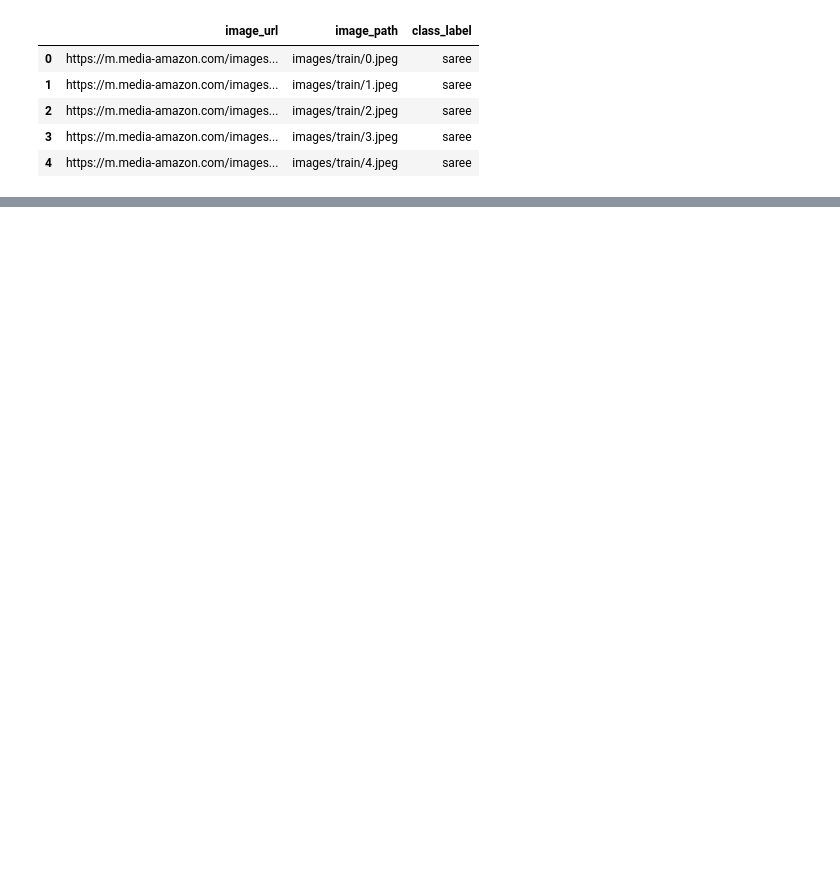
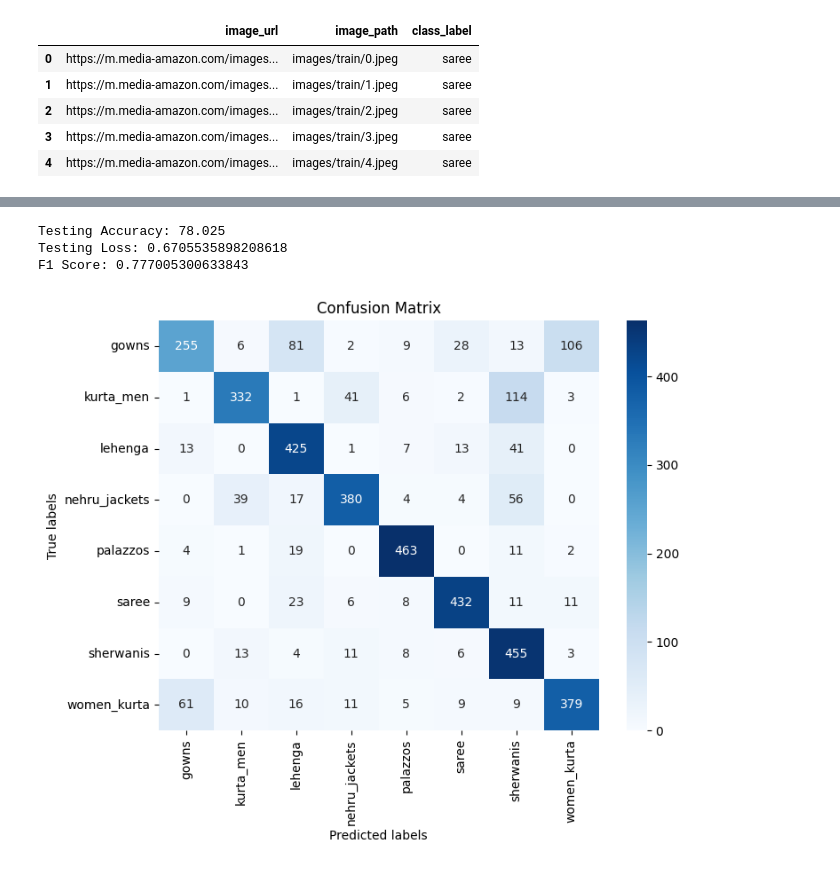
Before and after one commit to thuhinkhanna/COMP-6721-Project, a Jupyter notebook: AI_Project_Indo_Fashion_Dataset.ipynb, the cells around one changed output, grey strips where cells are left out. Saved outputs shown, nothing was run; the diff lists cells and outputs as text; code cells hidden in the pictures; blank space fills up the shorter version.

```diff
--- a/AI_Project_Indo_Fashion_Dataset.ipynb
+++ b/AI_Project_Indo_Fashion_Dataset.ipynb
@@ -247,0 +283,5 @@ image
+# %%
+testing_data = pd.read_csv('/content/pruned_test_data.csv')
+
+test_data = FashionDataset(dataframe = testing_data, label_map = label_map, transform = transform)
+test_dataloader = DataLoader(test_data, batch_size = 64, shuffle = True)
@@ -247,0 +420,64 @@ image
+# %%
+import torch
+import numpy as np
+import matplotlib.pyplot as plt
+import seaborn as sns
+from sklearn.metrics import confusion_matrix, f1_score
+
+accuracy_history = []
+loss_history = []
+
+def test_model(model, test_loader, criterion, device):
+    model.eval()
+
+    test_loss = 0.0
+    correct = 0
+    total = 0
+    all_predictions = []
+    all_labels = []
+
+    with torch.no_grad():
+        for inputs, labels in test_loader:
+            inputs = inputs.to(device)
+            labels = labels.to(device)
+
+            outputs = model(inputs)
+            loss = criterion(outputs, labels)
+            test_loss += loss.item() * inputs.size(0)
+
+            _, predicted = torch.max(outputs, 1)
+            correct += (predicted == labels).sum().item()
+            total += labels.size(0)
+
+            accuracy = correct / total
+            loss_history.append(loss.item())
+            accuracy_history.append(accuracy)
+
+            all_predictions.extend(predicted.cpu().numpy())
+            all_labels.extend(labels.cpu().numpy())
+
+    test_accuracy = (correct / total)*100
+    test_loss = test_loss / total
+    f1 = f1_score(all_labels, all_predictions, average='weighted')
+    cm = confusion_matrix(all_labels, all_predictions)
+
+    return test_accuracy, test_loss, f1, cm
+
+test_accuracy, test_loss, f1, confusion_matrix = test_model(vgg16, test_dataloader, criterion, device)
+
+print(f'Testing Accuracy: {test_accuracy}')
+print(f'Testing Loss: {test_loss}')
+print(f'F1 Score: {f1}')
+
+# conf matrix
+plt.figure(figsize=(8, 6))
+sns.heatmap(confusion_matrix, annot=True, cmap="Blues", fmt="d", xticklabels=label_map.keys(), yticklabels=label_map.keys())
+plt.xlabel('Predicted labels')
+plt.ylabel('True labels')
+plt.title('Confusion Matrix')
+plt.show()
+# %% [output]
+Testing Accuracy: 78.025
+Testing Loss: 0.6705535898208618
+F1 Score: 0.777005300633843
+[figure, added]
```
Also changed, not shown: parts of 19 cells of this notebook.
